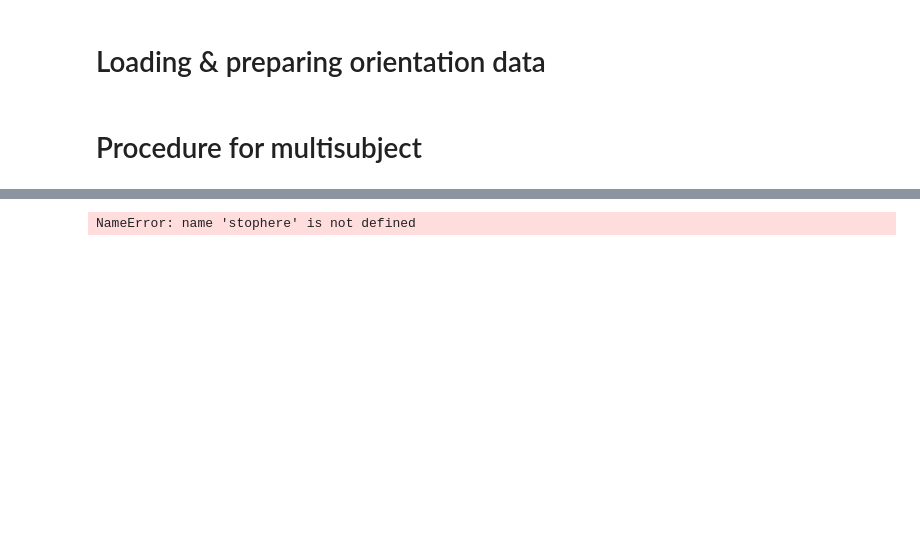
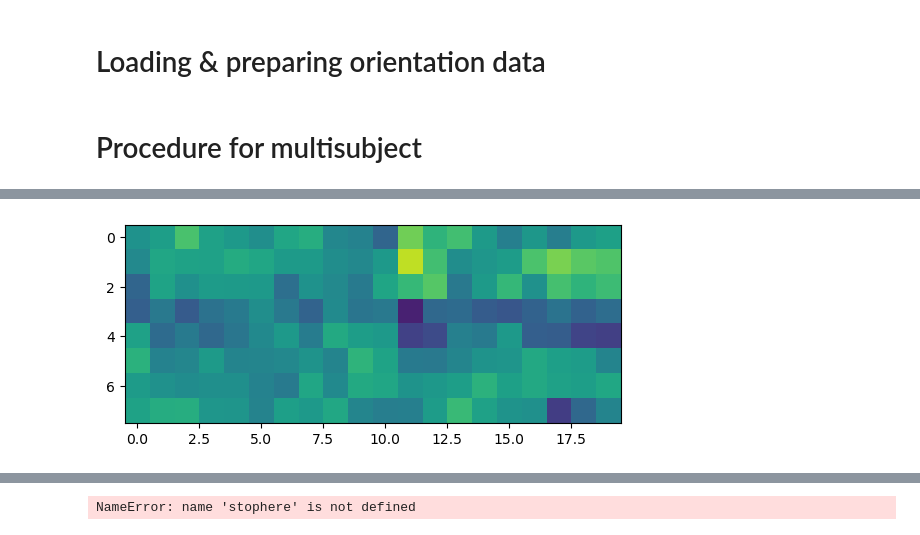
Before and after one commit to unthrived/master-thesis, a Jupyter notebook: 2_fe_nrep_final_stim.ipynb, the cells around one changed output, grey strips where cells are left out. Drawn from its saved outputs; the diff is of its cells as text; code cells hidden in the pictures; blank space fills up the shorter version.

```diff
--- a/2_fe_nrep_final_stim.ipynb
+++ b/2_fe_nrep_final_stim.ipynb
@@ -143,0 +271,4 @@ def train(all_st_rawdata, raw_predicts = False):
+# %%
+im = plt.imshow(Xhat_centeredmean_deci0, vmin=-max_abs, vmax=max_abs)
+# %% [output]
+[figure, added]
```
Also changed, not shown: parts of 16 cells of this notebook, 1 other file.
